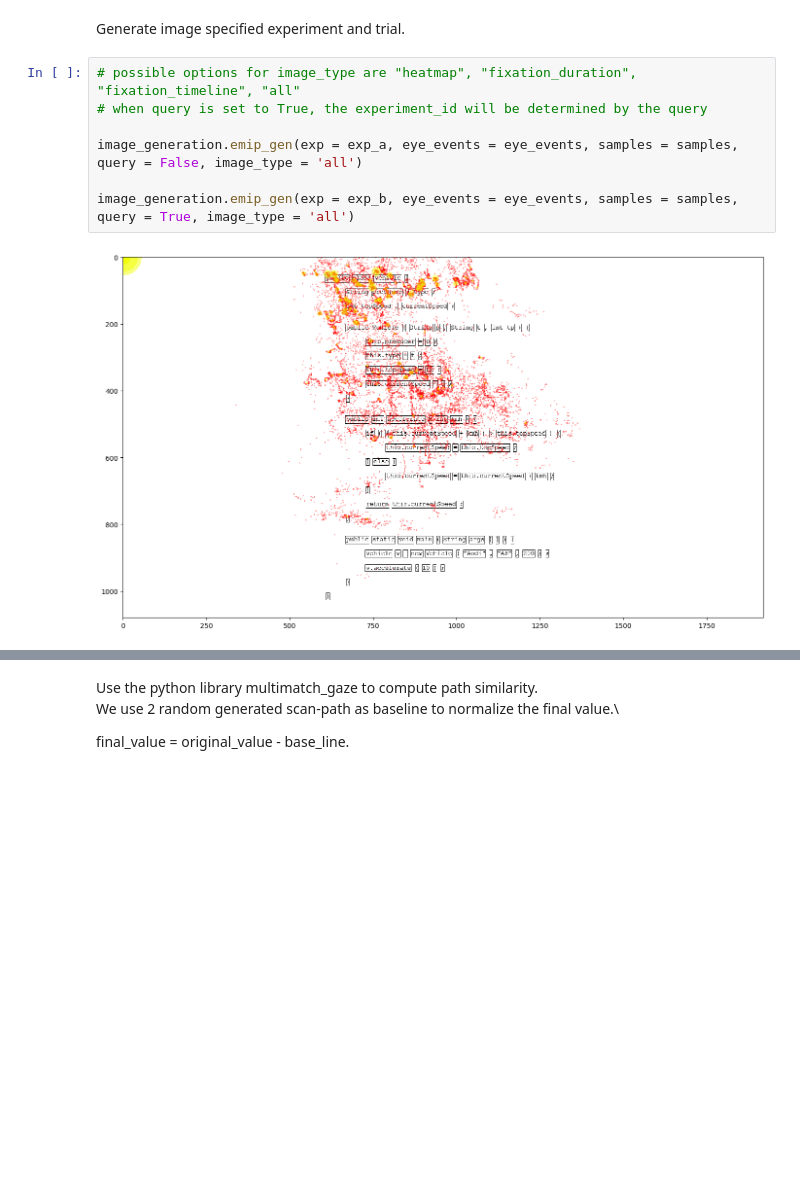
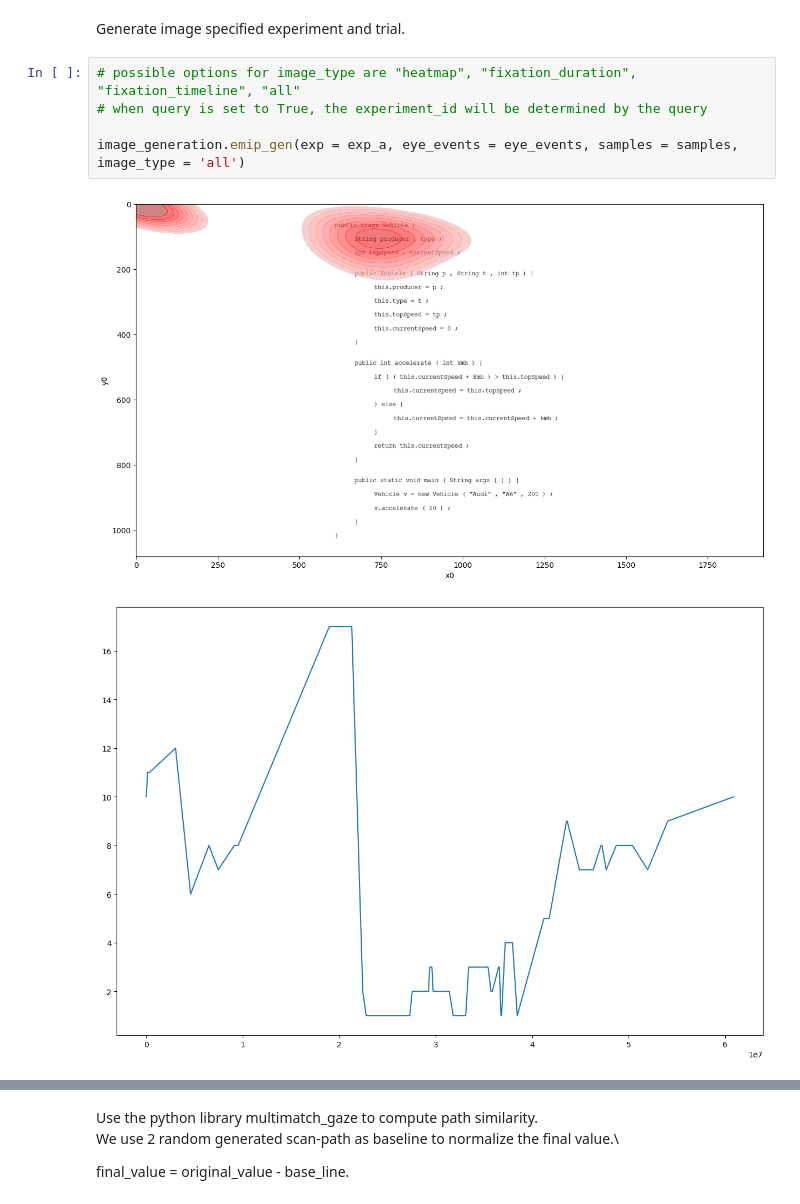
Before and after one commit to Belown/Programmer_Scanpath_Gaze_Behavior, a Jupyter notebook: notebook/EMIP/EMIP.ipynb, the cells around one changed output, grey strips where cells are left out. Drawn from its saved outputs; the diff is of its cells as text; blank space fills up the shorter version.

```diff
--- a/notebook/EMIP/EMIP.ipynb
+++ b/notebook/EMIP/EMIP.ipynb
@@ -42,9 +42,8 @@ Generate image specified experiment and trial.
 # %%
 # possible options for image_type are "heatmap", "fixation_duration", "fixation_timeline", "all"
 # when query is set to True, the experiment_id will be determined by the query
 
-image_generation.emip_gen(exp = exp_a, eye_events = eye_events, samples = samples, query = False, image_type = 'all')
-
-image_generation.emip_gen(exp = exp_b, eye_events = eye_events, samples = samples, query = True, image_type = 'all')
+image_generation.emip_gen(exp = exp_a, eye_events = eye_events, samples = samples, image_type = 'all')
 # %% [output]
-[figure, old version]
+[figure, new version]
+[figure, added]
```
Also changed, not shown: parts of 7 cells of this notebook, 6 other files.
